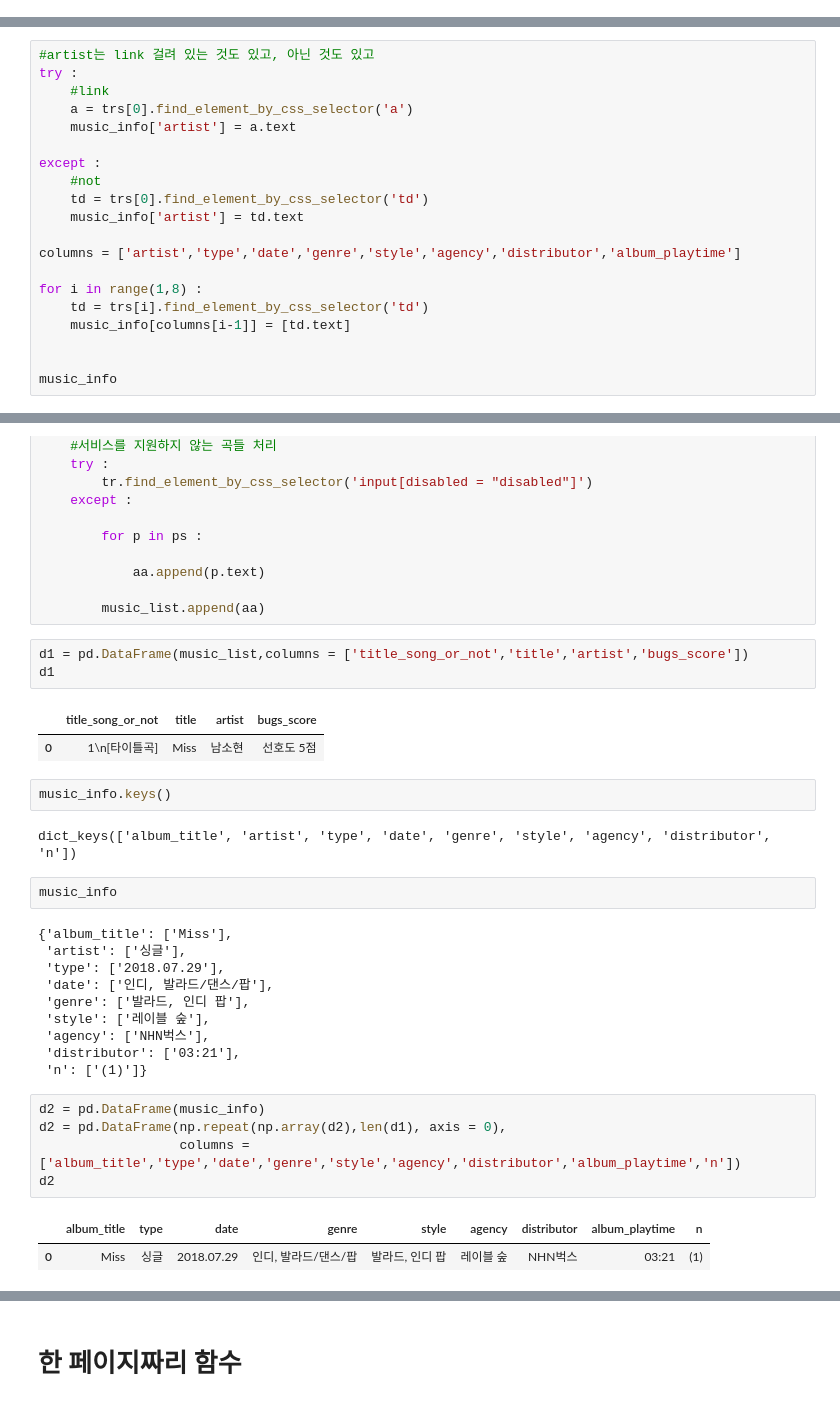
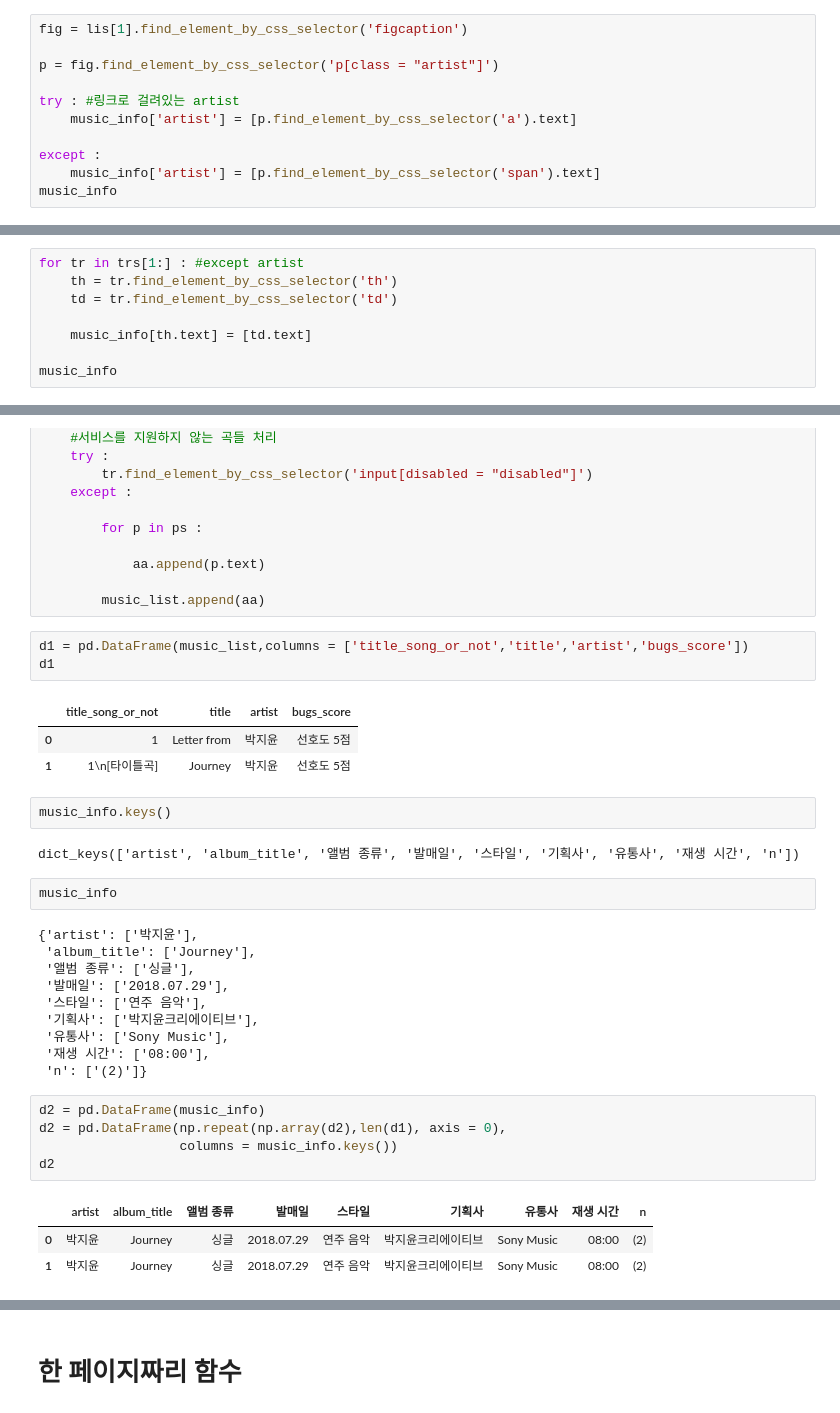
Before and after one commit to miniii222/Datamining_project, a Jupyter notebook: music/1.Data_Crawling_mini.ipynb, the cells around one changed output, grey strips where cells are left out. Drawn from its saved outputs; the diff is of its cells as text.

```diff
--- a/music/1.Data_Crawling_mini.ipynb
+++ b/music/1.Data_Crawling_mini.ipynb
@@ -35,0 +31,11 @@ music_info = {}
+# %%
+fig = lis[1].find_element_by_css_selector('figcaption')
+
+p = fig.find_element_by_css_selector('p[class = "artist"]')
+
+try : #링크로 걸려있는 artist
+    music_info['artist'] = [p.find_element_by_css_selector('a').text]
+
+except :
+    music_info['artist'] = [p.find_element_by_css_selector('span').text]
+music_info
@@ -53,23 +61,3 @@ a.click()
 div = dr.find_element_by_class_name('basicInfo')
 tbody = div.find_element_by_css_selector('tbody')
 trs = tbody.find_elements_by_css_selector('tr')
-# %%
-#artist는 link 걸려 있는 것도 있고, 아닌 것도 있고
-try :
-    #link
-    a = trs[0].find_element_by_css_selector('a')
-    music_info['artist'] = a.text
-
-except :
-    #not
-    td = trs[0].find_element_by_css_selector('td')
-    music_info['artist'] = td.text
-
-columns = ['artist','type','date','genre','style','agency','distributor','album_playtime']
-
-for i in range(1,8) :
-    td = trs[i].find_element_by_css_selector('td')
-    music_info[columns[i-1]] = [td.text]
-
-
-music_info
@@ -84,0 +64,8 @@ music_info
+# %%
+for tr in trs[1:] : #except artist
+    th = tr.find_element_by_css_selector('th')
+    td = tr.find_element_by_css_selector('td')
+
+    music_info[th.text] = [td.text]
+
+music_info
@@ -123,31 +119,33 @@ d1 = pd.DataFrame(music_list,columns = ['title_song_or_not','title','artist','bu
 d1
 # %% [output]
 |  | title_song_or_not | title | artist | bugs_score |
-| 0 | 1\n[타이틀곡] | Miss | 남소현 | 선호도 5점 |
+| 0 | 1 | Letter from | 박지윤 | 선호도 5점 |
+| 1 | 1\n[타이틀곡] | Journey | 박지윤 | 선호도 5점 |
 # %%
 music_info.keys()
 # %% [output]
-dict_keys(['album_title', 'artist', 'type', 'date', 'genre', 'style', 'agency', 'distributor', 'n'])
+dict_keys(['artist', 'album_title', '앨범 종류', '발매일', '스타일', '기획사', '유통사', '재생 시간', 'n'])
 # %%
 music_info
 # %% [output]
-{'album_title': ['Miss'],
- 'artist': ['싱글'],
- 'type': ['2018.07.29'],
- 'date': ['인디, 발라드/댄스/팝'],
- 'genre': ['발라드, 인디 팝'],
- 'style': ['레이블 숲'],
- 'agency': ['NHN벅스'],
- 'distributor': ['03:21'],
- 'n': ['(1)']}
+{'artist': ['박지윤'],
+ 'album_title': ['Journey'],
+ '앨범 종류': ['싱글'],
+ '발매일': ['2018.07.29'],
+ '스타일': ['연주 음악'],
+ '기획사': ['박지윤크리에이티브'],
+ '유통사': ['Sony Music'],
+ '재생 시간': ['08:00'],
+ 'n': ['(2)']}
 # %%
 d2 = pd.DataFrame(music_info)
 d2 = pd.DataFrame(np.repeat(np.array(d2),len(d1), axis = 0),
-                  columns = ['album_title','type','date','genre','style','agency','distributor','album_playtime','n'])
+                  columns = music_info.keys())
 d2
 # %% [output]
-|  | album_title | type | date | genre | style | agency | distributor | album_playtime | n |
-| 0 | Miss | 싱글 | 2018.07.29 | 인디, 발라드/댄스/팝 | 발라드, 인디 팝 | 레이블 숲 | NHN벅스 | 03:21 | (1) |
+|  | artist | album_title | 앨범 종류 | 발매일 | 스타일 | 기획사 | 유통사 | 재생 시간 | n |
+| 0 | 박지윤 | Journey | 싱글 | 2018.07.29 | 연주 음악 | 박지윤크리에이티브 | Sony Music | 08:00 | (2) |
+| 1 | 박지윤 | Journey | 싱글 | 2018.07.29 | 연주 음악 | 박지윤크리에이티브 | Sony Music | 08:00 | (2) |
 # %%
 d3 = pd.concat([d1,d2], axis = 1)
 d3
```
Also changed, not shown: parts of 26 cells of this notebook.
